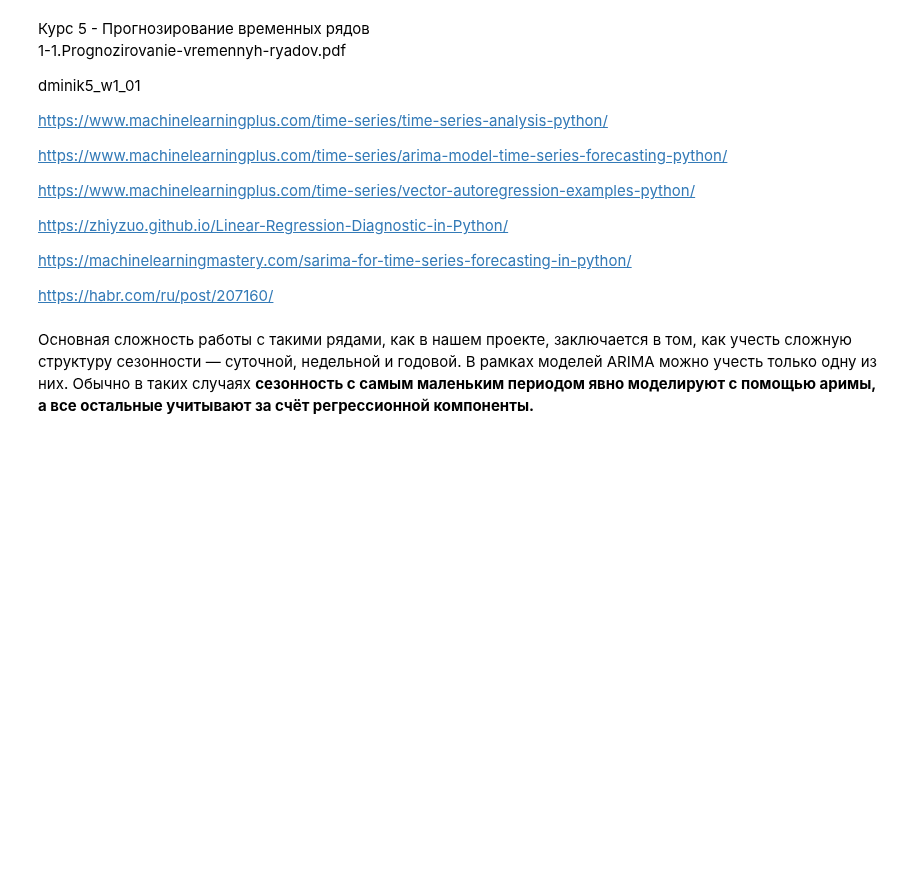
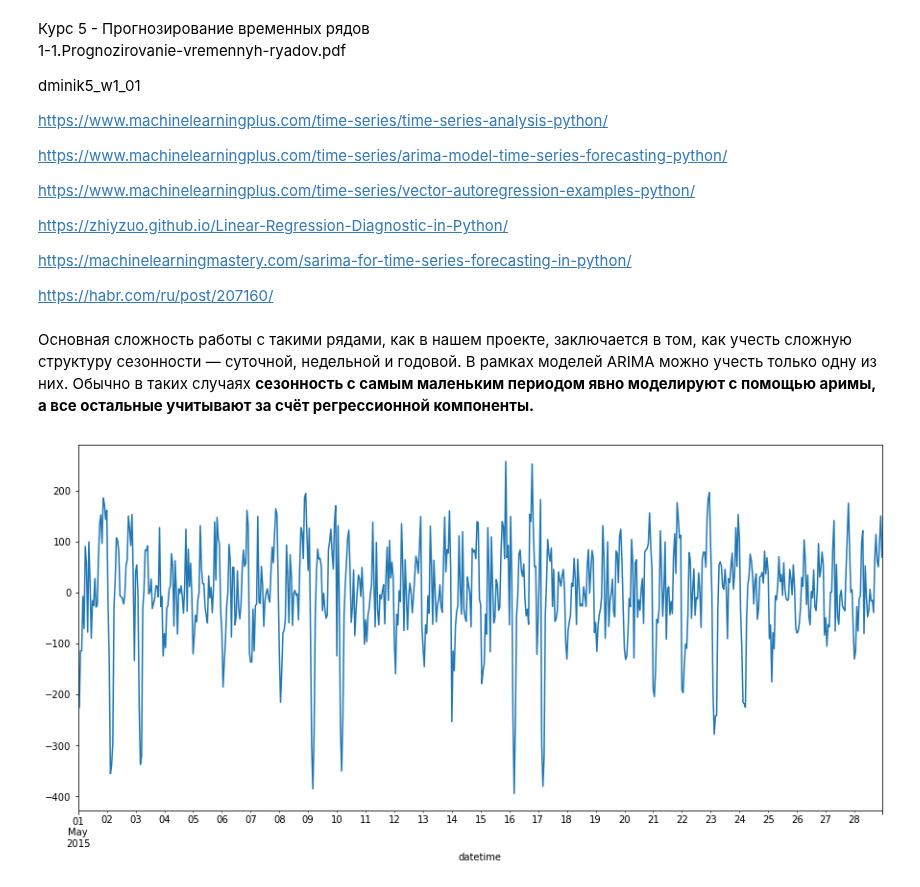
Before and after one commit to dminikorenb/DataLearning, a Jupyter notebook: 3-Taxi/dminik6_part3_w3.ipynb, the cells around one changed output. Cells and saved outputs as stored; diff of their text form; code cells hidden in the pictures; blank space fills up the shorter version.

```diff
--- a/3-Taxi/dminik6_part3_w3.ipynb
+++ b/3-Taxi/dminik6_part3_w3.ipynb
@@ -103,3 +107,10 @@ https://machinelearningmastery.com/sarima-for-time-series-forecasting-in-python/
 https://habr.com/ru/post/207160/
 # %% [markdown]
 Основная сложность работы с такими рядами, как в нашем проекте, заключается в том, как учесть сложную структуру сезонности — суточной, недельной и годовой. В рамках моделей ARIMA можно учесть только одну из них. Обычно в таких случаях **сезонность с самым маленьким периодом явно моделируют с помощью аримы, а все остальные учитывают за счёт регрессионной компоненты.**
+# %%
+s_diff = s['count'].diff()
+# %%
+# s_diff.resample('D').mean().head(100).plot();
+s_diff.head(28*24).plot();
+# %% [output]
+[figure, added]
```
Also changed, not shown: parts of 14 cells of this notebook.
